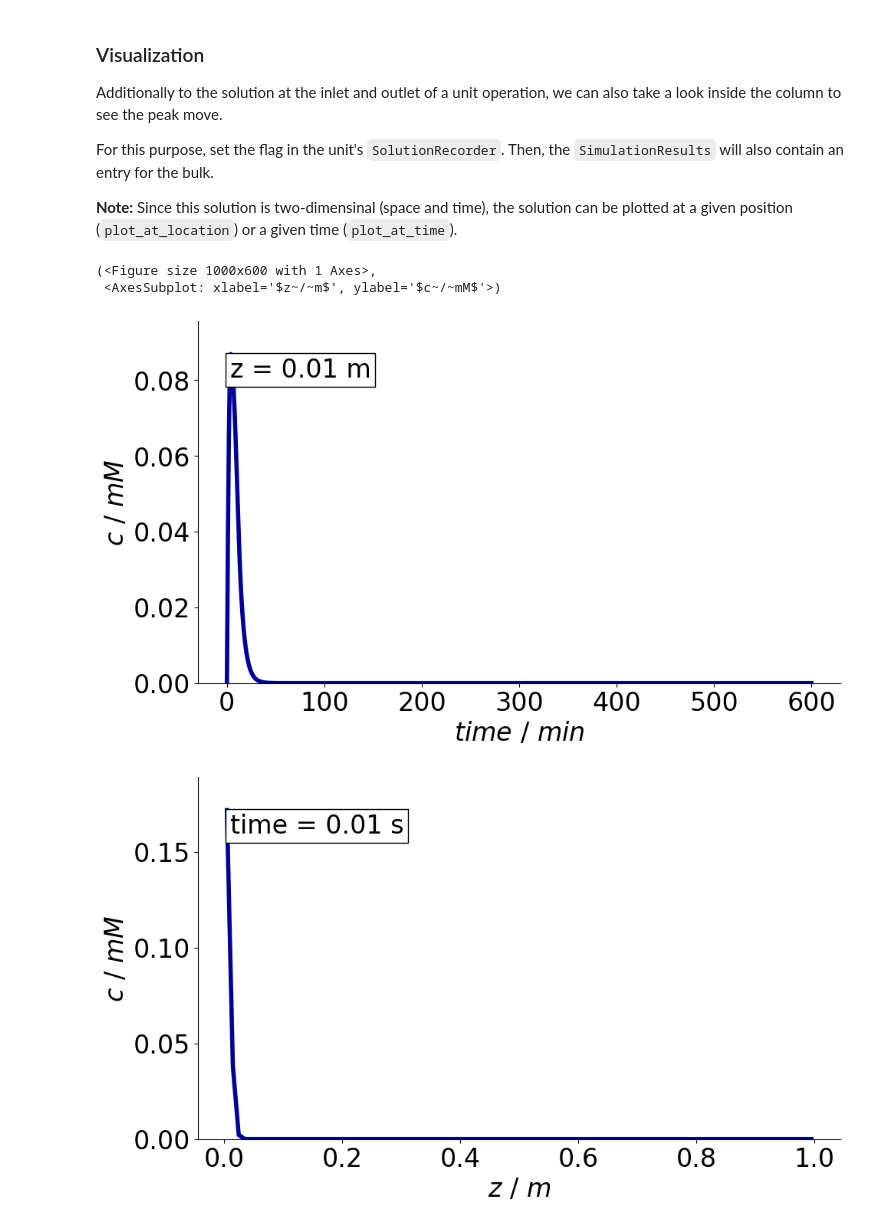
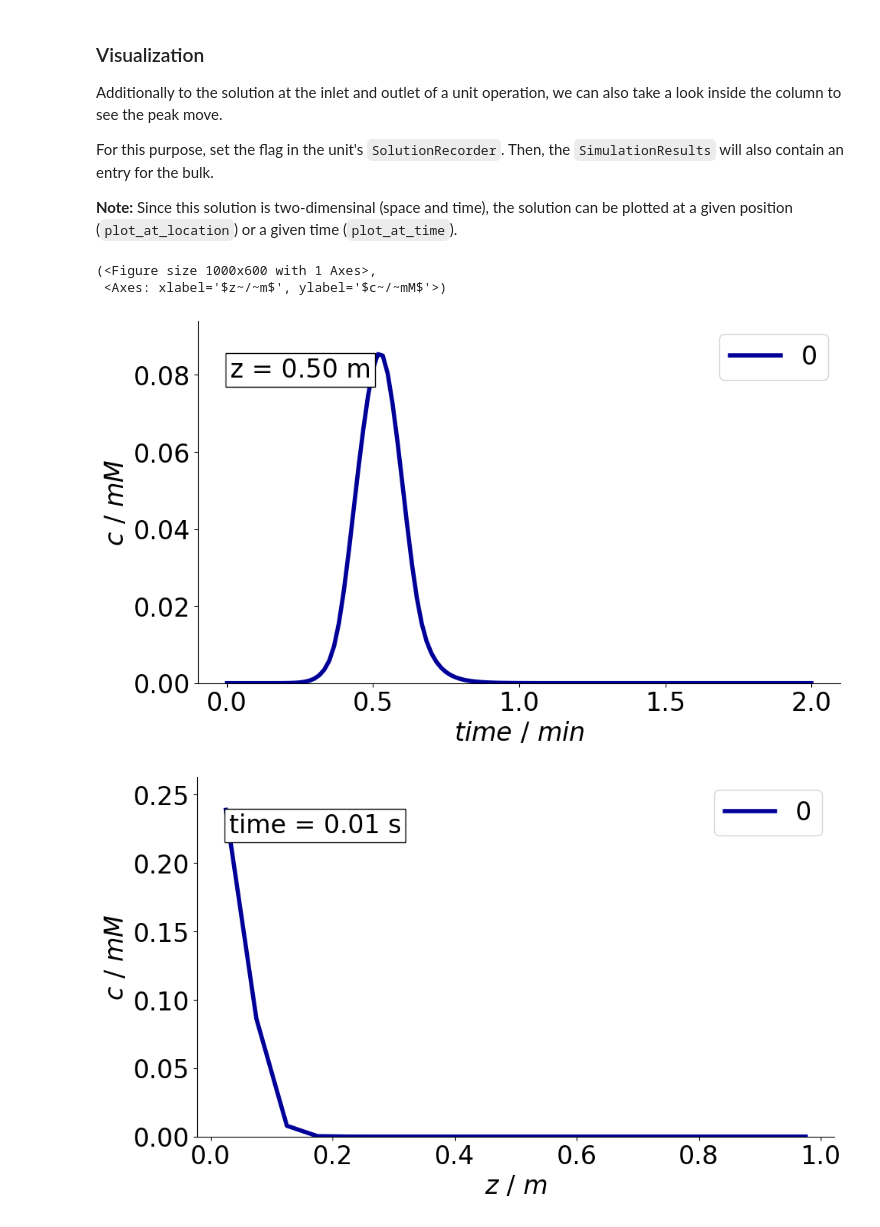
Before and after one commit to modsim/CADET-Process_Tutorial, a Jupyter notebook: 02 CADET Fundamentals/02 residence time distributions/01_rtd_solution.ipynb, the cells around one changed output. Saved outputs shown, nothing was run; the diff lists cells and outputs as text; code cells hidden in the pictures.

```diff
--- a/02 CADET Fundamentals/02 residence time distributions/01_rtd_solution.ipynb
+++ b/02 CADET Fundamentals/02 residence time distributions/01_rtd_solution.ipynb
@@ -187,6 +187,8 @@ pfr = TubularReactor(component_system, 'pfr')
 pfr.length = 1
 pfr.cross_section_area = cross_section_area
 
+pfr.axial_dispersion = 0
+
 outlet = Outlet(component_system, 'outlet')
 
 # Flow Sheet
@@ -292,13 +294,13 @@ pfr.solution_recorder.write_solution_bulk = True
 
 simulation_results = simulator.simulate(process)
 # %%
-simulation_results.solution.pfr.bulk.plot_at_location(0.01)
+simulation_results.solution.pfr.bulk.plot_at_position(0.5)
 simulation_results.solution.pfr.bulk.plot_at_time(0.01)
 # %% [output]
 (<Figure size 1000x600 with 1 Axes>,
- <AxesSubplot: xlabel='$z~/~m$', ylabel='$c~/~mM$'>)
+ <Axes: xlabel='$z~/~m$', ylabel='$c~/~mM$'>)
-[figure, old version]
+[figure, new version]
-[figure, old version]
+[figure, new version]
 # %%
 from ipywidgets import interact, interactive
 import ipywidgets as widgets
```
Also changed, not shown: parts of 5 cells of this notebook, 13 other files.
